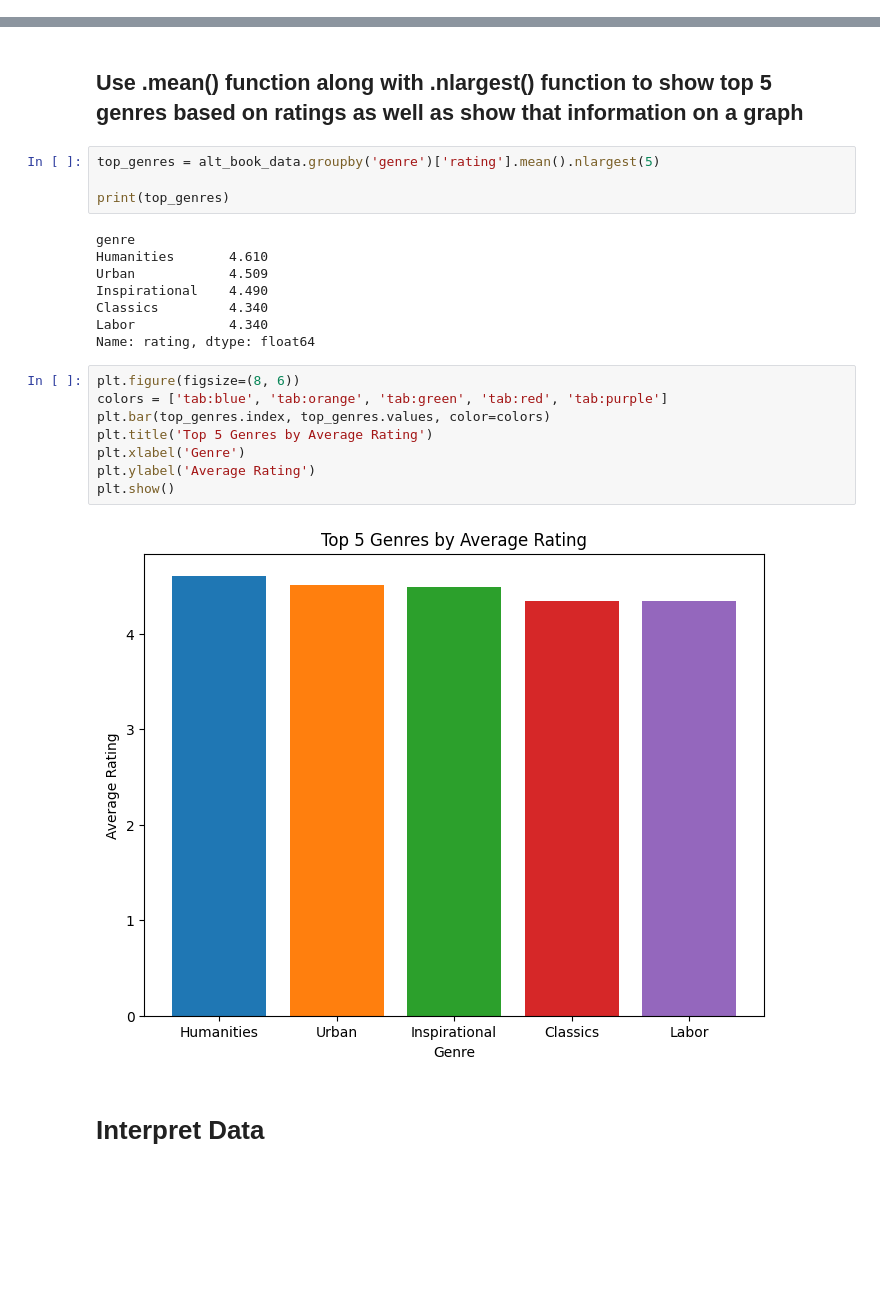
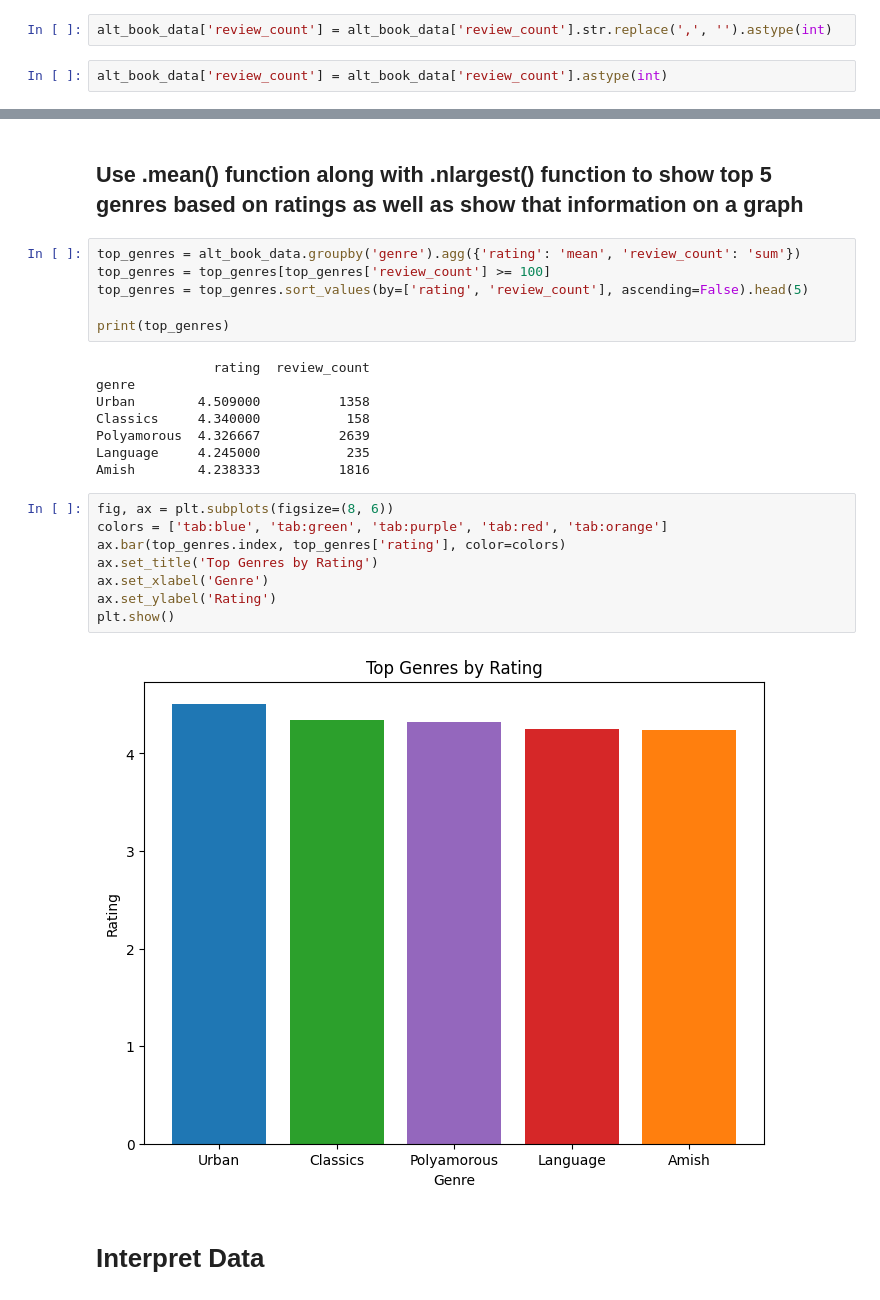
Before and after one commit to Hiahwahnah/book_data_analysis, a Jupyter notebook: book_analysis.ipynb, the cells around one changed output, grey strips where cells are left out. Cells and saved outputs as stored; diff of their text form; blank space fills up the shorter version.

```diff
--- a/book_analysis.ipynb
+++ b/book_analysis.ipynb
@@ -106 +108,5 @@ alt_book_data.sample(10)
+# %%
+alt_book_data['review_count'] = alt_book_data['review_count'].str.replace(',', '').astype(int)
+# %%
+alt_book_data['review_count'] = alt_book_data['review_count'].astype(int)
 # %% [markdown]
@@ -178,26 +184,28 @@ plt.show()
 # %% [markdown]
 ## Use .mean() function along with .nlargest() function to show top 5 genres based on ratings as well as show that information on a graph
 # %%
-top_genres = alt_book_data.groupby('genre')['rating'].mean().nlargest(5)
+top_genres = alt_book_data.groupby('genre').agg({'rating': 'mean', 'review_count': 'sum'})
+top_genres = top_genres[top_genres['review_count'] >= 100]
+top_genres = top_genres.sort_values(by=['rating', 'review_count'], ascending=False).head(5)
 
 print(top_genres)
 # %% [output]
+               rating  review_count
 genre
-Humanities       4.610
-Urban            4.509
-Inspirational    4.490
-Classics         4.340
-Labor            4.340
-Name: rating, dtype: float64
+Urban        4.509000          1358
+Classics     4.340000           158
+Polyamorous  4.326667          2639
+Language     4.245000           235
+Amish        4.238333          1816
 # %%
-plt.figure(figsize=(8, 6))
-colors = ['tab:blue', 'tab:orange', 'tab:green', 'tab:red', 'tab:purple']
-plt.bar(top_genres.index, top_genres.values, color=colors)
-plt.title('Top 5 Genres by Average Rating')
-plt.xlabel('Genre')
-plt.ylabel('Average Rating')
+fig, ax = plt.subplots(figsize=(8, 6))
+colors = ['tab:blue', 'tab:green', 'tab:purple', 'tab:red', 'tab:orange']
+ax.bar(top_genres.index, top_genres['rating'], color=colors)
+ax.set_title('Top Genres by Rating')
+ax.set_xlabel('Genre')
+ax.set_ylabel('Rating')
 plt.show()
 # %% [output]
-[figure, old version]
+[figure, new version]
 # %% [markdown]
 # Interpret Data
```
Also changed, not shown: parts of 7 cells of this notebook, 2 other files.
